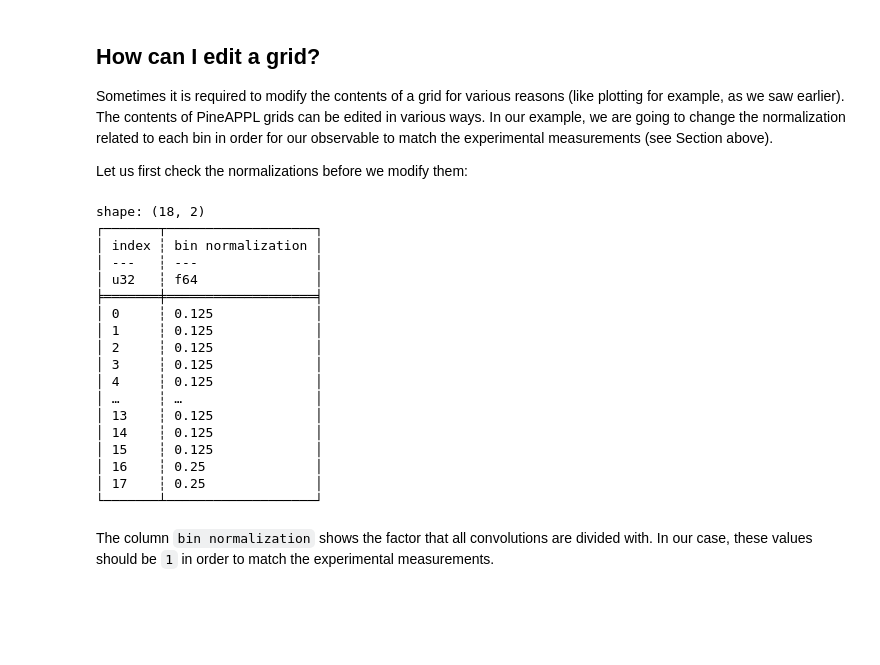
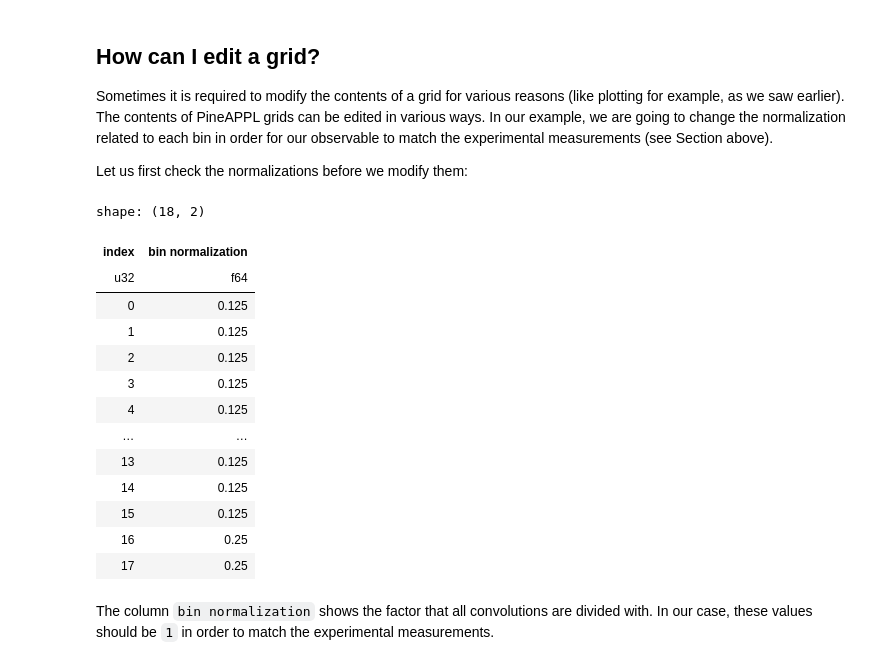
Before and after one commit to NNPDF/pineappl, a Jupyter notebook: pineappl_py/docs/source/introduction.ipynb, the cells around one changed output. Cells and saved outputs as stored; diff of their text form; code cells hidden in the pictures; blank space fills up the shorter version.

```diff
--- a/pineappl_py/docs/source/introduction.ipynb
+++ b/pineappl_py/docs/source/introduction.ipynb
@@ -254,26 +235,22 @@ our observable to match the experimental measurements (see Section above).
 Let us first check the normalizations before we modify them:
 # %%
 df_bins = pl.DataFrame({"bin normalization": grid.bin_normalizations()})
-print(df_bins.with_row_index())
+df_bins.with_row_index()
 # %% [output]
 shape: (18, 2)
-┌───────┬───────────────────┐
-│ index ┆ bin normalization │
-│ ---   ┆ ---               │
-│ u32   ┆ f64               │
-╞═══════╪═══════════════════╡
-│ 0     ┆ 0.125             │
-│ 1     ┆ 0.125             │
-│ 2     ┆ 0.125             │
-│ 3     ┆ 0.125             │
-│ 4     ┆ 0.125             │
-│ …     ┆ …                 │
-│ 13    ┆ 0.125             │
-│ 14    ┆ 0.125             │
-│ 15    ┆ 0.125             │
-│ 16    ┆ 0.25              │
-│ 17    ┆ 0.25              │
-└───────┴───────────────────┘
+| index | bin normalization |
+| u32 | f64 |
+| 0 | 0.125 |
+| 1 | 0.125 |
+| 2 | 0.125 |
+| 3 | 0.125 |
+| 4 | 0.125 |
+| … | … |
+| 13 | 0.125 |
+| 14 | 0.125 |
+| 15 | 0.125 |
+| 16 | 0.25 |
+| 17 | 0.25 |
 # %% [markdown]
 The column `bin normalization` shows the factor that all convolutions are
 divided with. In our case, these values should be `1` in order to match
```
Also changed, not shown: parts of 13 cells of this notebook, 2 other files.
